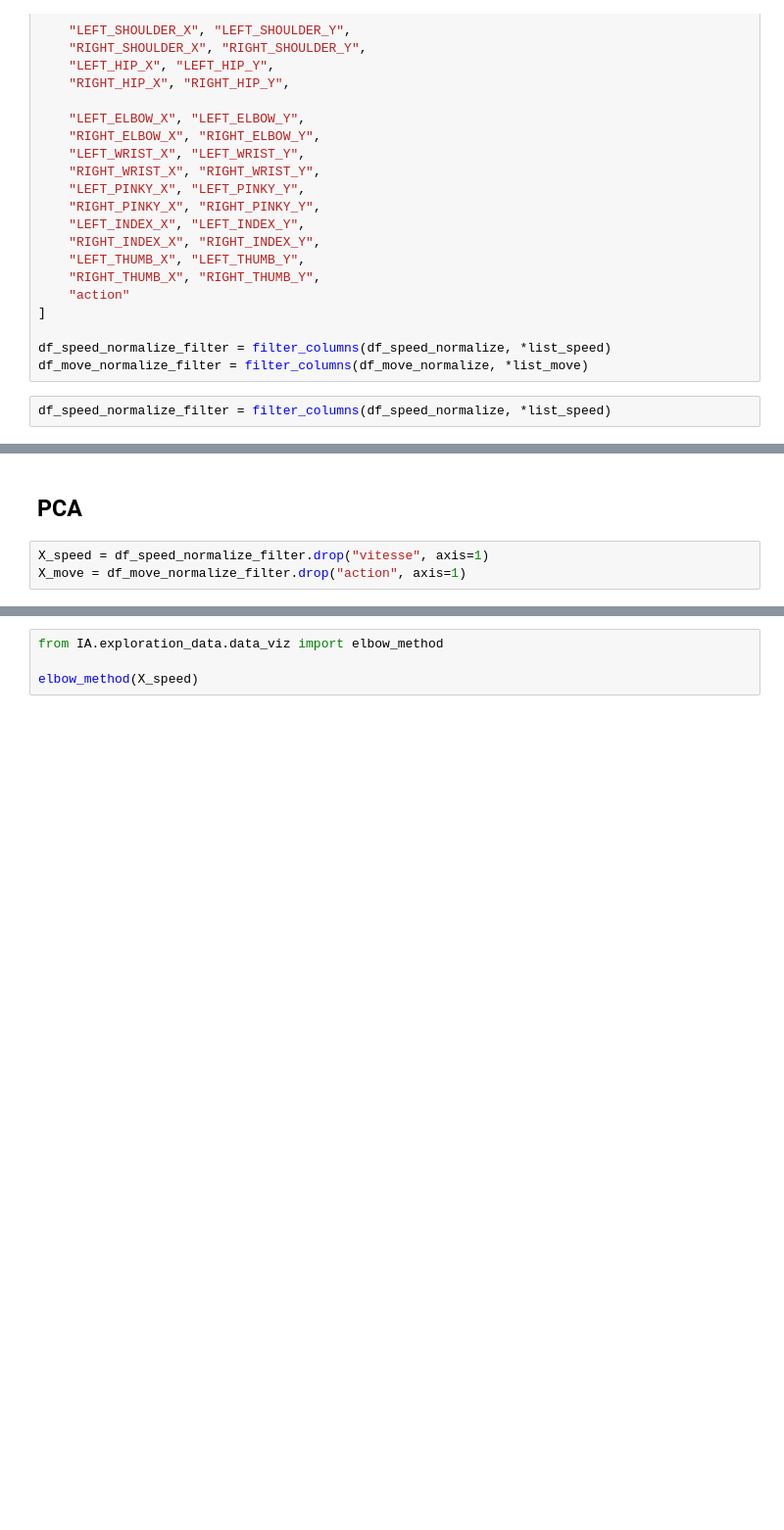
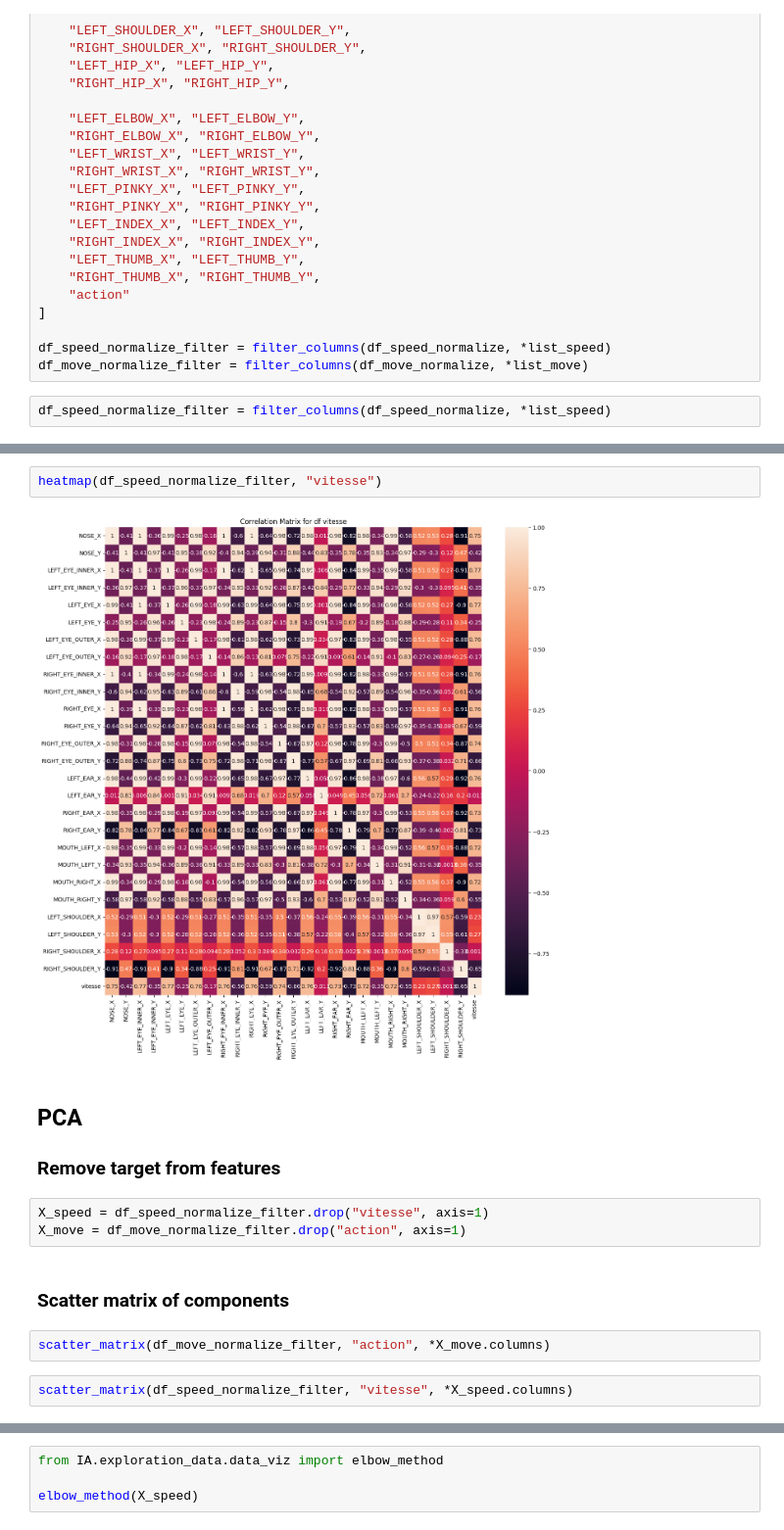
Before and after one commit to Neirpy/projet_pluri_2, a Jupyter notebook: IA/data_preprocessing.ipynb, the cells around one changed output, grey strips where cells are left out. Shown at 98% size. Saved outputs shown, nothing was run; the diff lists cells and outputs as text; blank space fills up the shorter version.

```diff
--- a/IA/data_preprocessing.ipynb
+++ b/IA/data_preprocessing.ipynb
@@ -274,5 +317,17 @@ df_speed_normalize_filter = filter_columns(df_speed_normalize, *list_speed)
+# %%
+heatmap(df_speed_normalize_filter, "vitesse")
+# %% [output]
+[figure, added]
 # %% [markdown]
 ## PCA
+
+### Remove target from features
 # %%
 X_speed = df_speed_normalize_filter.drop("vitesse", axis=1)
 X_move = df_move_normalize_filter.drop("action", axis=1)
+# %% [markdown]
+### Scatter matrix of components
+# %%
+scatter_matrix(df_move_normalize_filter, "action", *X_move.columns)
+# %%
+scatter_matrix(df_speed_normalize_filter, "vitesse", *X_speed.columns)
```
Also changed, not shown: parts of 23 cells of this notebook, 3 other files.
